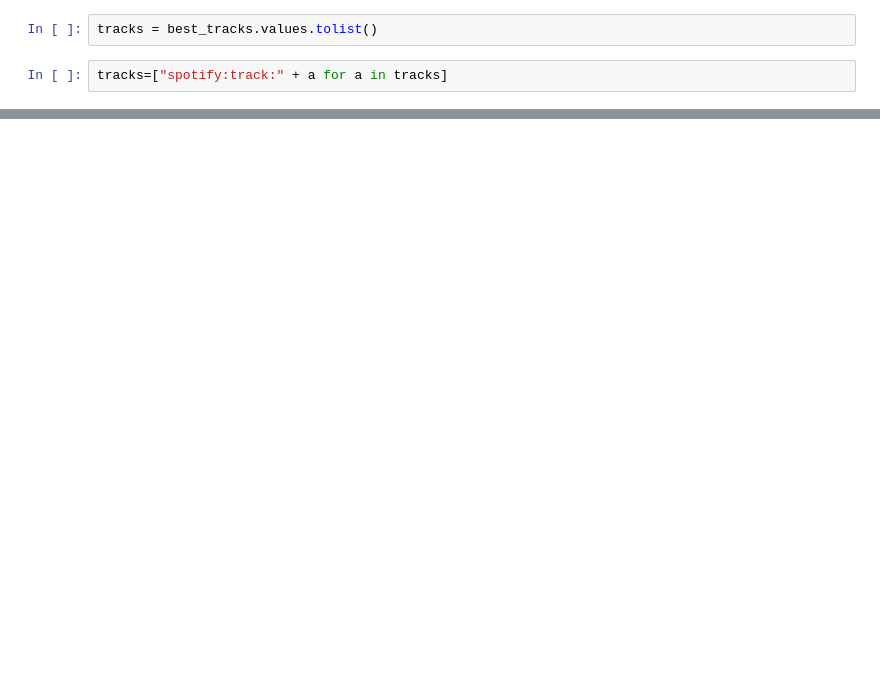
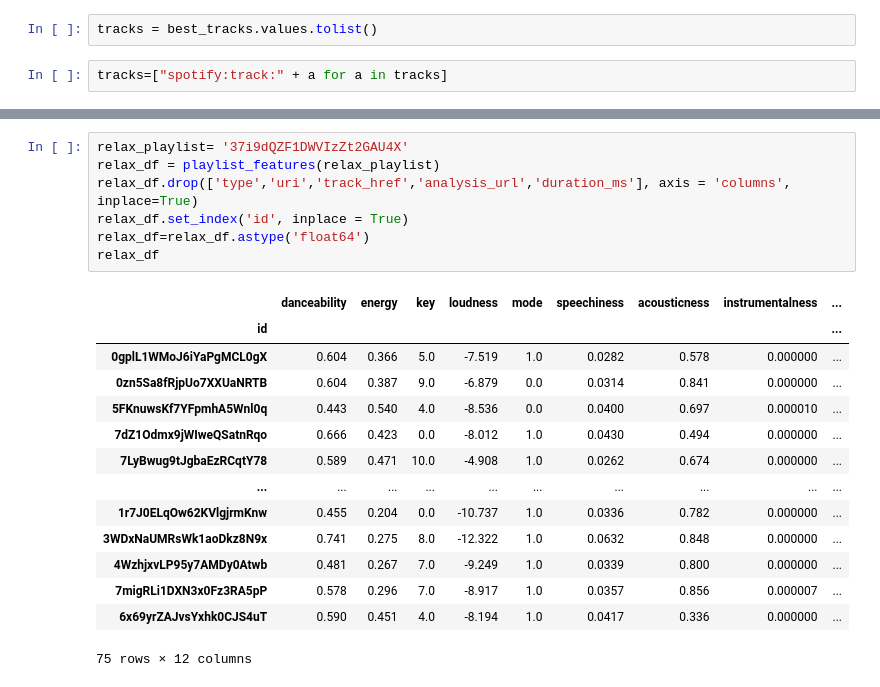
Before and after one commit to a-fp/Final_Project, a Jupyter notebook: Recommender.ipynb, the cells around one changed output, grey strips where cells are left out. Drawn from its saved outputs; the diff is of its cells as text; blank space fills up the shorter version.

```diff
--- a/Recommender.ipynb
+++ b/Recommender.ipynb
@@ -199,0 +254,22 @@ sp.playlist_add_items(playlist_id=playlist, items=tracks, position=None)
+# %%
+relax_playlist= '37i9dQZF1DWVIzZt2GAU4X'
+relax_df = playlist_features(relax_playlist)
+relax_df.drop(['type','uri','track_href','analysis_url','duration_ms'], axis = 'columns', inplace=True)
+relax_df.set_index('id', inplace = True)
+relax_df=relax_df.astype('float64')
+relax_df
+# %% [output]
+|  | danceability | energy | key | loudness | mode | speechiness | acousticness | instrumentalness | ... |
+| id |  |  |  |  |  |  |  |  | ... |
+| 0gplL1WMoJ6iYaPgMCL0gX | 0.604 | 0.366 | 5.0 | -7.519 | 1.0 | 0.0282 | 0.578 | 0.000000 | ... |
+| 0zn5Sa8fRjpUo7XXUaNRTB | 0.604 | 0.387 | 9.0 | -6.879 | 0.0 | 0.0314 | 0.841 | 0.000000 | ... |
+| 5FKnuwsKf7YFpmhA5Wnl0q | 0.443 | 0.540 | 4.0 | -8.536 | 0.0 | 0.0400 | 0.697 | 0.000010 | ... |
+| 7dZ1Odmx9jWIweQSatnRqo | 0.666 | 0.423 | 0.0 | -8.012 | 1.0 | 0.0430 | 0.494 | 0.000000 | ... |
+| 7LyBwug9tJgbaEzRCqtY78 | 0.589 | 0.471 | 10.0 | -4.908 | 1.0 | 0.0262 | 0.674 | 0.000000 | ... |
+| ... | ... | ... | ... | ... | ... | ... | ... | ... | ... |
+| 1r7J0ELqOw62KVlgjrmKnw | 0.455 | 0.204 | 0.0 | -10.737 | 1.0 | 0.0336 | 0.782 | 0.000000 | ... |
+| 3WDxNaUMRsWk1aoDkz8N9x | 0.741 | 0.275 | 8.0 | -12.322 | 1.0 | 0.0632 | 0.848 | 0.000000 | ... |
+| 4WzhjxvLP95y7AMDy0Atwb | 0.481 | 0.267 | 7.0 | -9.249 | 1.0 | 0.0339 | 0.800 | 0.000000 | ... |
+| 7migRLi1DXN3x0Fz3RA5pP | 0.578 | 0.296 | 7.0 | -8.917 | 1.0 | 0.0357 | 0.856 | 0.000007 | ... |
+| 6x69yrZAJvsYxhk0CJS4uT | 0.590 | 0.451 | 4.0 | -8.194 | 1.0 | 0.0417 | 0.336 | 0.000000 | ... |
+75 rows × 12 columns
```
Also changed, not shown: parts of 28 cells of this notebook, 2 other files.
